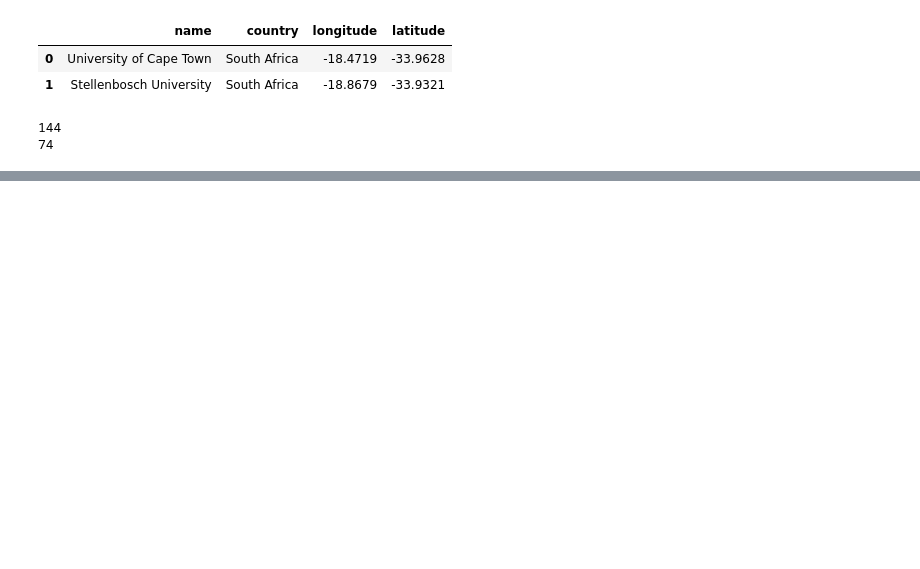
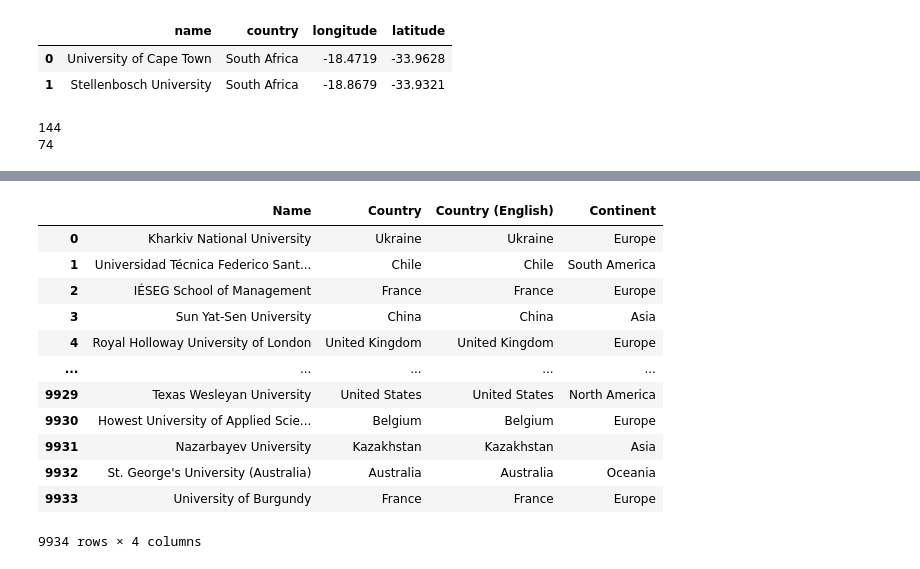
Before and after one commit to asmaatbaeen/African-universities-quantitative-ecology, a Jupyter notebook: unies_all.ipynb, the cells around one changed output, grey strips where cells are left out. Drawn from its saved outputs; the diff is of its cells as text; code cells hidden in the pictures; blank space fills up the shorter version.

```diff
--- a/unies_all.ipynb
+++ b/unies_all.ipynb
@@ -138,6 +140,0 @@ NameError: name 'pd' is not defined
-# %%
-# print(df[0].dtypes)
-df[0] = df[0].astype(str)
-# print(df[0].dtypes)
-
-df
@@ -179,0 +182,38 @@ df_ex
+# %%
+from geopy.geocoders import Nominatim
+
+# Initialize the geocoder
+geolocator = Nominatim(user_agent='my-app')
+
+# Create a list to store the country names
+country_list = []
+try:
+    df_name_coun = pd.read_parquet('data_Nominatim.parquet')
+except FileNotFoundError:
+# Iterate over the cities in the DataFrame
+    for city in df_name_coun['Country']:
+        try:
+            location = geolocator.geocode(city, language='en')
+            country = location.raw['display_name'].split(',')[-1].strip()
+            country_list.append(country)
+        except Exception as e:
+            print(f"Error retrieving country for {city}: {e}")
+            country_list.append(city)
+    # Add the country list to the DataFrame
+# df_name_coun['Country (English)'] = country_list
+# df_name_coun.to_parquet('data_Nominatim.parquet')
+df_name_coun
+# %% [output]
+|  | Name | Country | Country (English) | Continent |
+| 0 | Kharkiv National University | Ukraine | Ukraine | Europe |
+| 1 | Universidad Técnica Federico Sant... | Chile | Chile | South America |
+| 2 | IÉSEG School of Management | France | France | Europe |
+| 3 | Sun Yat-Sen University | China | China | Asia |
+| 4 | Royal Holloway University of London | United Kingdom | United Kingdom | Europe |
+| ... | ... | ... | ... | ... |
+| 9929 | Texas Wesleyan University | United States | United States | North America |
+| 9930 | Howest University of Applied Scie... | Belgium | Belgium | Europe |
+| 9931 | Nazarbayev University | Kazakhstan | Kazakhstan | Asia |
+| 9932 | St. George's University (Australia) | Australia | Australia | Oceania |
+| 9933 | University of Burgundy | France | France | Europe |
+9934 rows × 4 columns
```
Also changed, not shown: parts of 18 cells of this notebook, 3 other files.
